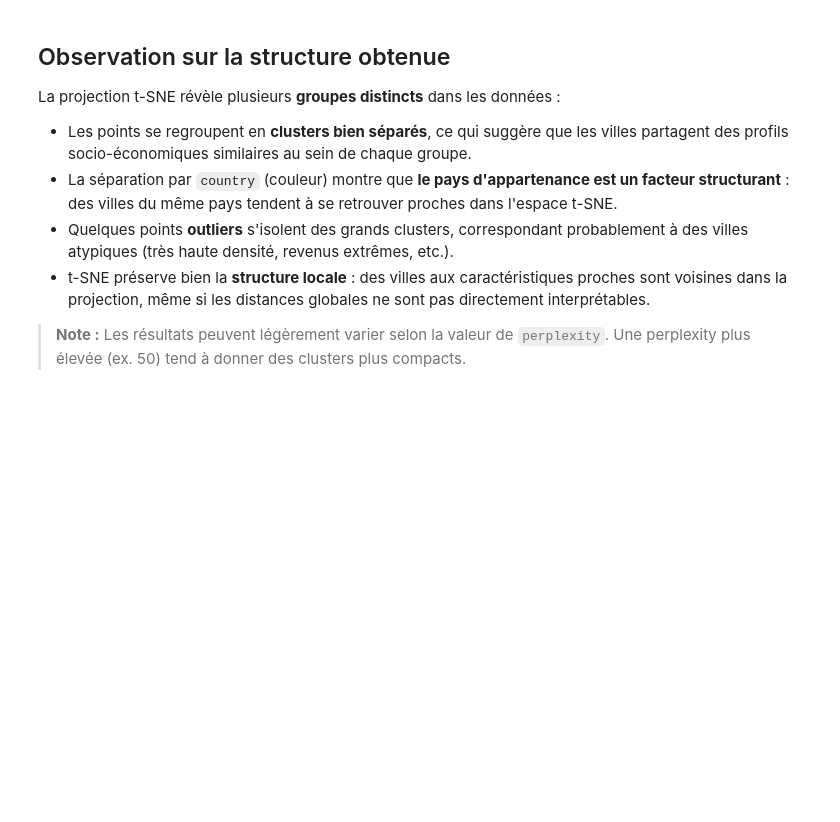
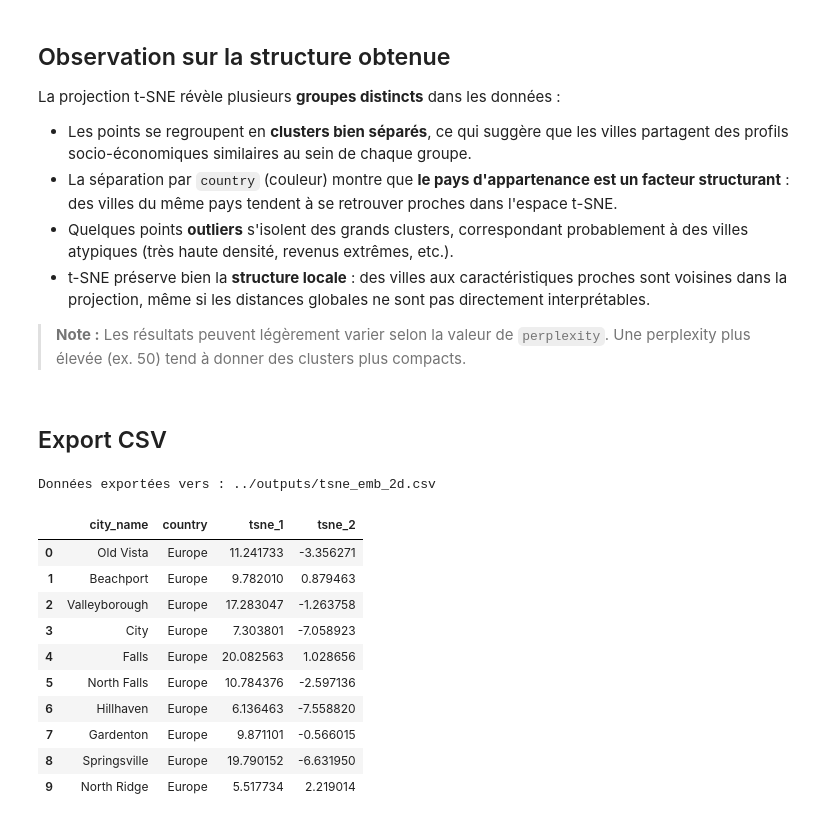
Before and after one commit to Badi-bou/Examen26, a Jupyter notebook: notebooks/tsne.ipynb, the cells around one changed output. Saved outputs shown, nothing was run; the diff lists cells and outputs as text; code cells hidden in the pictures; blank space fills up the shorter version.

Commit message:
Export CSV

```diff
--- a/notebooks/tsne.ipynb
+++ b/notebooks/tsne.ipynb
@@ -136,3 +136,28 @@ La projection t-SNE révèle plusieurs **groupes distincts** dans les données :
 - t-SNE préserve bien la **structure locale** : des villes aux caractéristiques proches sont voisines dans la projection, même si les distances globales ne sont pas directement interprétables.
 
 > **Note :** Les résultats peuvent légèrement varier selon la valeur de `perplexity`. Une perplexity plus élevée (ex. 50) tend à donner des clusters plus compacts.
+# %% [markdown]
+## Export CSV
+# %%
+# Export des données en 2D
+df_tsne = df.copy()
+df_tsne['tsne_1'] = X_tsne[:, 0]
+df_tsne['tsne_2'] = X_tsne[:, 1]
+
+output_path = '../outputs/tsne_emb_2d.csv'
+df_tsne.to_csv(output_path, index=False)
+print(f'Données exportées vers : {output_path}')
+df_tsne[['city_name', 'country', 'tsne_1', 'tsne_2']].head(10)
+# %% [output]
+Données exportées vers : ../outputs/tsne_emb_2d.csv
+|  | city_name | country | tsne_1 | tsne_2 |
+| 0 | Old Vista | Europe | 11.241733 | -3.356271 |
+| 1 | Beachport | Europe | 9.782010 | 0.879463 |
+| 2 | Valleyborough | Europe | 17.283047 | -1.263758 |
+| 3 | City | Europe | 7.303801 | -7.058923 |
+| 4 | Falls | Europe | 20.082563 | 1.028656 |
+| 5 | North Falls | Europe | 10.784376 | -2.597136 |
+| 6 | Hillhaven | Europe | 6.136463 | -7.558820 |
+| 7 | Gardenton | Europe | 9.871101 | -0.566015 |
+| 8 | Springsville | Europe | 19.790152 | -6.631950 |
+| 9 | North Ridge | Europe | 5.517734 | 2.219014 |
```
Also changed, not shown: 1 other file.
